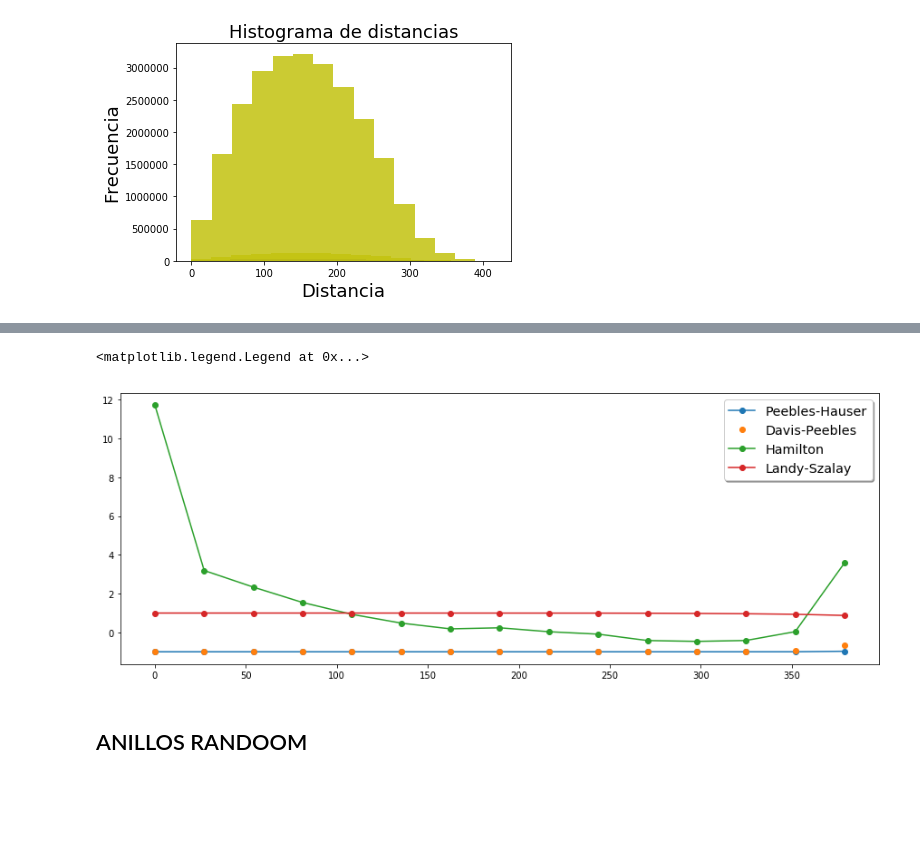
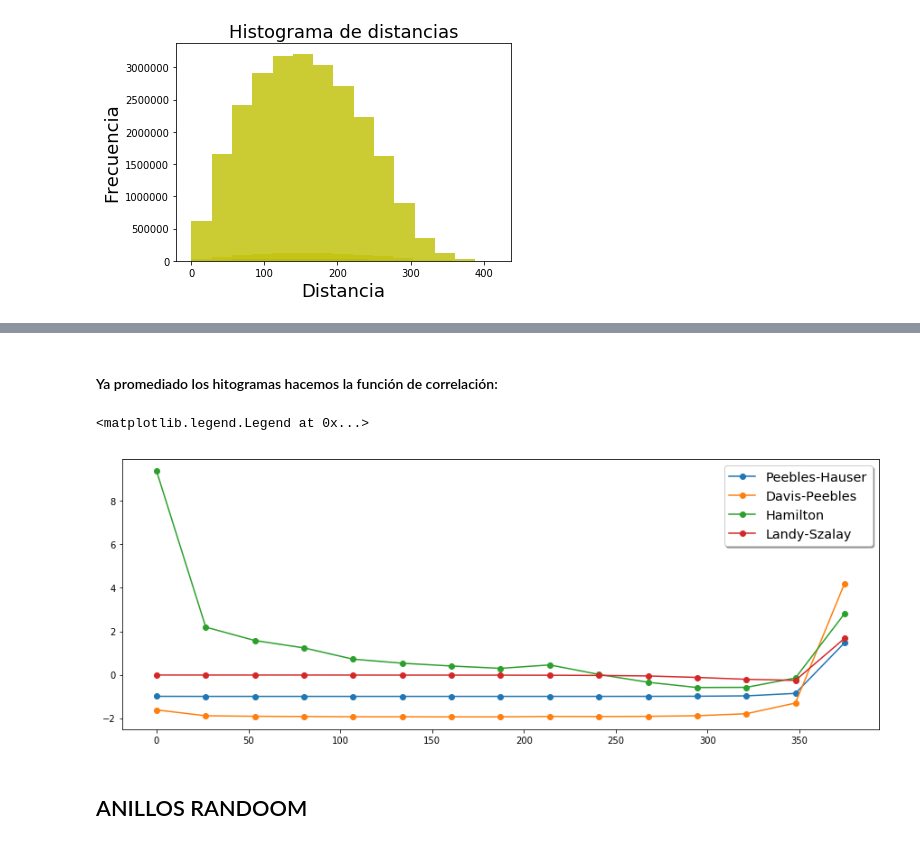
Before and after one commit to CosmoStats/cosmostats2018-Oscar2401, a Jupyter notebook: 2daParte/Ejercicio2/Parte_4.ipynb, the cells around one changed output, grey strips where cells are left out. Saved outputs shown, nothing was run; the diff lists cells and outputs as text; code cells hidden in the pictures; blank space fills up the shorter version.

```diff
--- a/2daParte/Ejercicio2/Parte_4.ipynb
+++ b/2daParte/Ejercicio2/Parte_4.ipynb
@@ -73,11 +96,13 @@ def Pee_Hau(DD,RR,Nd,Nr):
 # %%
 def Dav_Pee(DD,DR,Nd,Nr):
-    n = pow((Nr*(Nr-1))/(Nd*(Nd-1)),0.5)
-    return ((np.divide(DD,DR))/(n)) -1
+    n = (2*Nr)/(Nd-1)
+    return ((np.divide(DD,DR))*(n)) - 2
 # %%
-def Hamilton(DD,RR,DR):
-    return np.divide(DD*RR,np.power(DR,2))-1
+def Hamilton(DD,RR,DR,Nd,Nr):
+    n = 4* Nd * Nr / ((Nd-1)*(Nr-1))
+    return np.divide(DD*RR,np.power(DR,2)) -1
 # %%
 def Lan_Sza(DD,RR,DR,Nd,Nr):
-    n = pow((Nr*(Nr-1))/(Nd*(Nd-1)),0.5)
-    return 1 + ((np.divide(DD,RR))/pow(n,2)) - 2*((np.divide(DR,RR))/n)
+    n_1 = (Nr*(Nr-1))/(Nd*(Nd-1))
+    n_2 = (Nr-1)/(2*Nd)
+    return  ((np.divide(DD,RR))*n_1) - 2*((np.divide(DR,RR))*n_2)
@@ -358,18 +394,20 @@ DR_anillo, bins_DR_anillo  = Histo_dist_com_2(dis_DR_anillo_1, dis_DR_anillo_5,
+# %% [markdown]
+#### Ya promediado los hitogramas hacemos la función de correlación:
 # %%
-PH_anillo = Pee_Hau(DD_anillo,RR_anillo,len(anillo),len(R_anillo))
-DP_anillo = Dav_Pee(DD_anillo,DR_anillo,len(anillo),len(R_anillo))
-HM_anillo = Hamilton(DD_anillo,RR_anillo,DR_anillo)
-LS_anillo = Lan_Sza(DD_anillo,RR_anillo,DR_anillo,len(anillo),len(R_anillo))
+PH_anillo = Pee_Hau(DD_anillo,RR_anillo,len(anillo),len(R_anillo_1))
+DP_anillo = Dav_Pee(DD_anillo,DR_anillo,len(anillo),len(R_anillo_1))
+HM_anillo = Hamilton(DD_anillo,RR_anillo,DR_anillo,len(anillo),len(R_anillo_1))
+LS_anillo = Lan_Sza(DD_anillo,RR_anillo,DR_anillo,len(anillo),len(R_anillo_1))
 # %%
 plt.figure(figsize=(15,5.5))
 plt.plot(bins_R_anillo[:-1],PH_anillo,'o-',label='Peebles-Hauser')
-plt.plot(bins_R_anillo[:-1],DP_anillo,'o',label='Davis-Peebles')
+plt.plot(bins_R_anillo[:-1],DP_anillo,'o-',label='Davis-Peebles')
 plt.plot(bins_R_anillo[:-1],HM_anillo,'o-',label='Hamilton')
 plt.plot(bins_R_anillo[:-1],LS_anillo,'o-',label='Landy-Szalay')
 plt.legend( shadow=True, fontsize='x-large')
 # %% [output]
 <matplotlib.legend.Legend at 0x...>
-[figure, old version]
+[figure, new version]
 # %% [markdown]
 ## ANILLOS RANDOOM
 # %%
```
Also changed, not shown: parts of 50 cells of this notebook, 5 other files.
